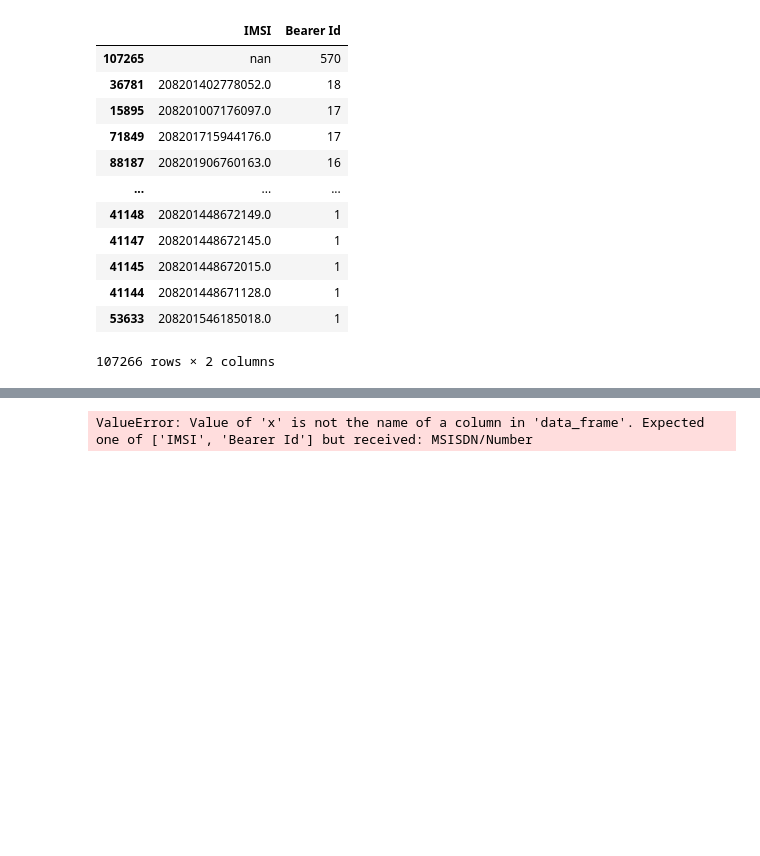
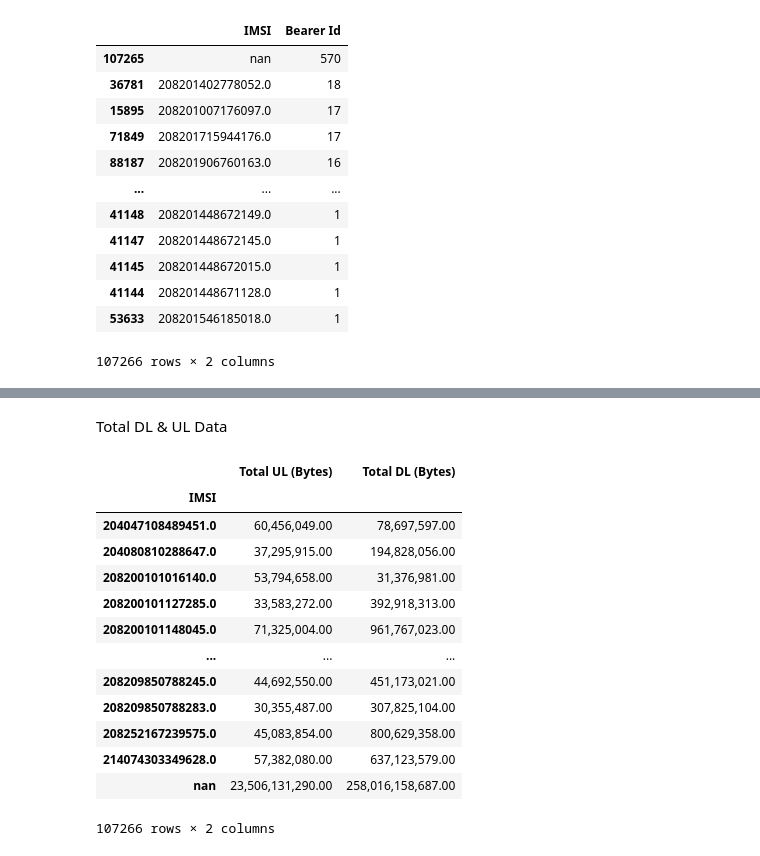
Before and after one commit to nardoshood/Telecomunication-User-Analytics, a Jupyter notebook: notebooks/data_exploration.ipynb, the cells around one changed output, grey strips where cells are left out. Saved outputs shown, nothing was run; the diff lists cells and outputs as text; code cells hidden in the pictures; blank space fills up the shorter version.

```diff
--- a/notebooks/data_exploration.ipynb
+++ b/notebooks/data_exploration.ipynb
@@ -201,5 +232,23 @@ session_df
+# %% [markdown]
+Total DL & UL Data
+# %%
+total_DL_UL = df.groupby(['IMSI'])['Total UL (Bytes)', 'Total DL (Bytes)'].sum()
+total_DL_UL
+# %% [output]
+|  | Total UL (Bytes) | Total DL (Bytes) |
+| IMSI |  |  |
+| 204047108489451.0 | 60,456,049.00 | 78,697,597.00 |
+| 204080810288647.0 | 37,295,915.00 | 194,828,056.00 |
+| 208200101016140.0 | 53,794,658.00 | 31,376,981.00 |
+| 208200101127285.0 | 33,583,272.00 | 392,918,313.00 |
+| 208200101148045.0 | 71,325,004.00 | 961,767,023.00 |
+| ... | ... | ... |
+| 208209850788245.0 | 44,692,550.00 | 451,173,021.00 |
+| 208209850788283.0 | 30,355,487.00 | 307,825,104.00 |
+| 208252167239575.0 | 45,083,854.00 | 800,629,358.00 |
+| 214074303349628.0 | 57,382,080.00 | 637,123,579.00 |
+| nan | 23,506,131,290.00 | 258,016,158,687.00 |
+107266 rows × 2 columns
 # %%
-fig = px.histogram(session_df,x="MSISDN/Number")
-fig.show()
+# fig = px.histogram(session_df,x="MSISDN/Number")
+# fig.show()
-# %% [output]
-ValueError: Value of 'x' is not the name of a column in 'data_frame'. Expected one of ['IMSI', 'Bearer Id'] but received: MSISDN/Number
```
Also changed, not shown: parts of 24 cells of this notebook.
